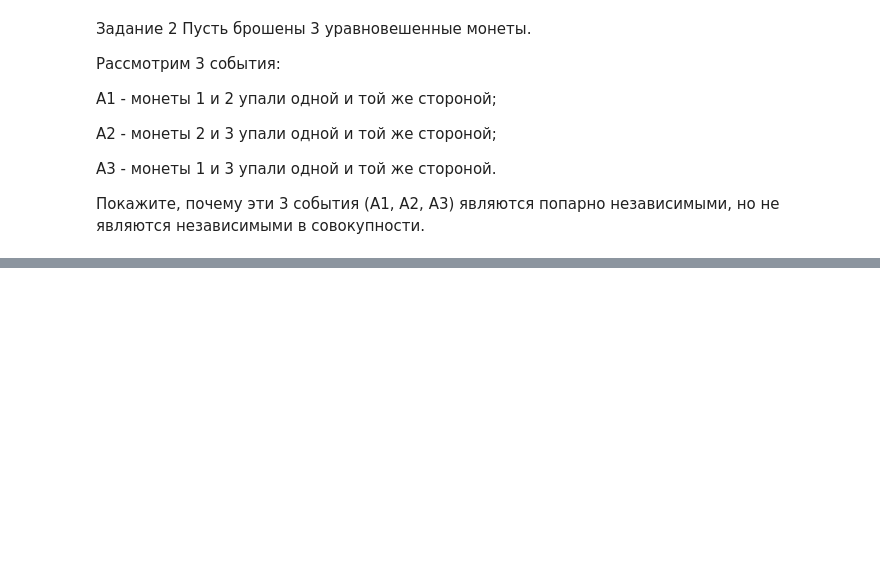
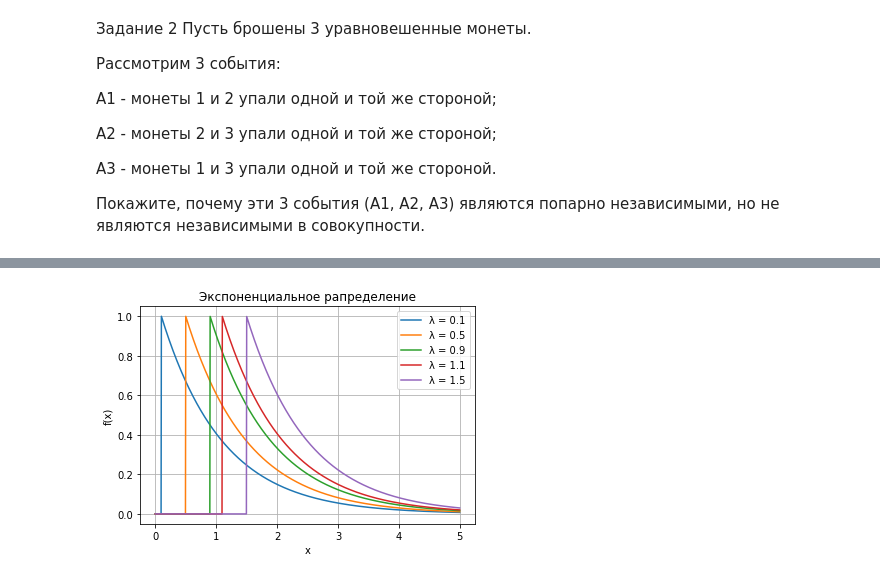
Before and after one commit to sabinaML/Mathematics_for_DS, a Jupyter notebook: Случайные_величины_и_вероятности.ipynb, the cells around one changed output, grey strips where cells are left out. Saved outputs shown, nothing was run; the diff lists cells and outputs as text; code cells hidden in the pictures; blank space fills up the shorter version.

```diff
--- a/Случайные_величины_и_вероятности.ipynb
+++ b/Случайные_величины_и_вероятности.ipynb
@@ -35,0 +59,15 @@ A3 - монеты 1 и 3 упали одной и той же стороной.
+# %%
+for lamda in [0.1, 0.5, 0.9, 1.1, 1.5]:
+    expon_rv = sts.expon(lamda)
+    x = np.linspace(0, 5, 1000)
+    y = expon_rv.pdf(x)
+    plt.plot(x, y, label=f"λ = {lamda}")
+
+plt.title("Экспоненциальное рапределение")
+plt.ylabel("f(x)")
+plt.xlabel("x")
+plt.legend()
+plt.grid()
+plt.show()
+# %% [output]
+[figure, added]
```
Also changed, not shown: parts of 4 cells of this notebook.
